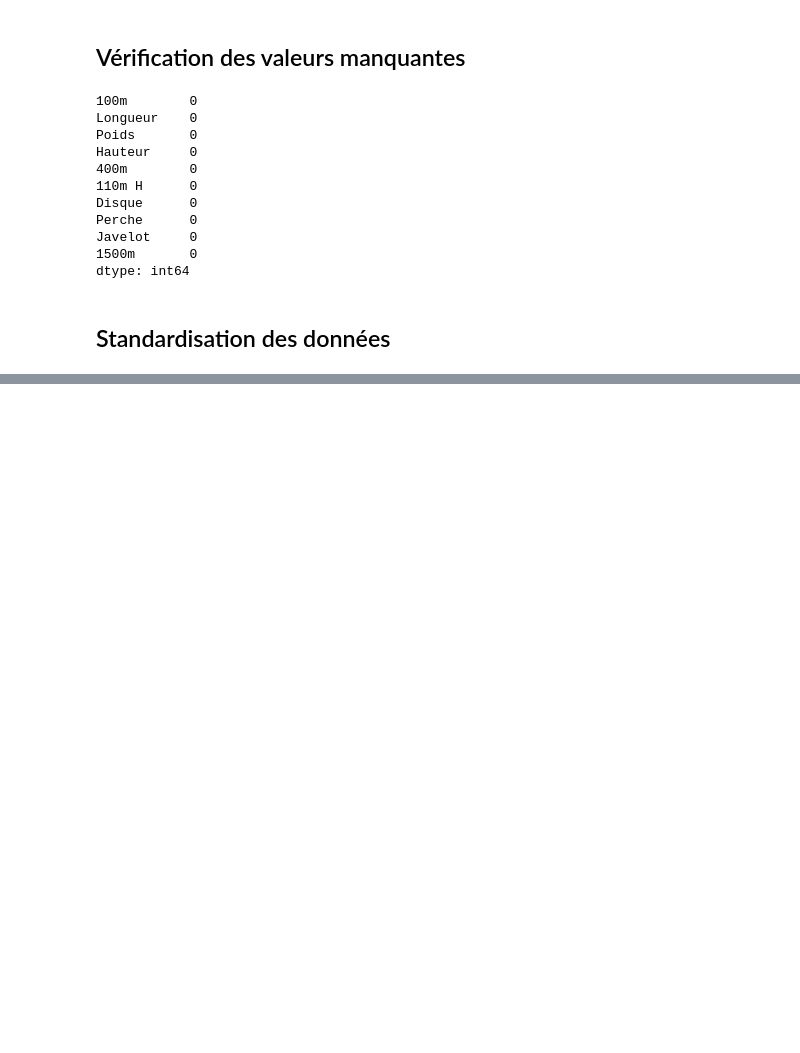
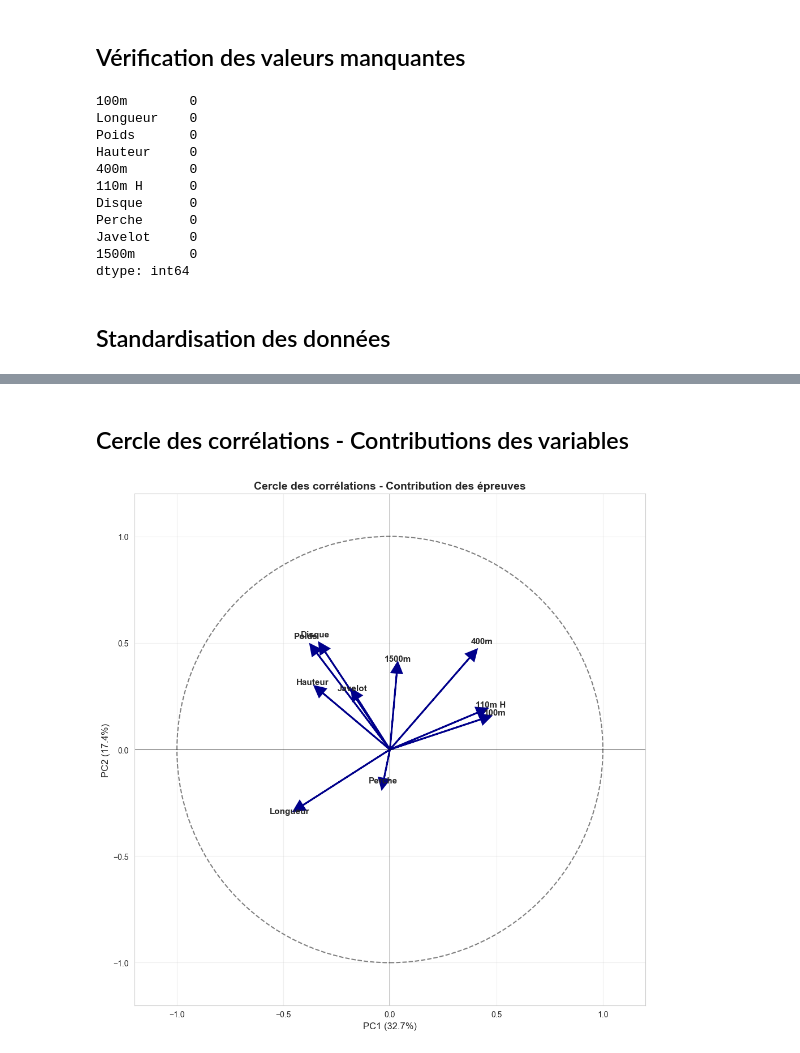
Before and after one commit to EndWriter/sport-profiles-acp, a Jupyter notebook: analyse_acp.ipynb, the cells around one changed output, grey strips where cells are left out. Drawn from its saved outputs; the diff is of its cells as text; code cells hidden in the pictures; blank space fills up the shorter version.

```diff
--- a/analyse_acp.ipynb
+++ b/analyse_acp.ipynb
@@ -111,0 +203,38 @@ dtype: int64
+# %% [markdown]
+## Cercle des corrélations - Contributions des variables
+# %%
+#récupération des composantes principales pour les variables
+#c'est la matrice de rotation qui lie les variables aux composantes
+composantes_var = pca.components_
+
+#création du cercle des corrélations
+fig, ax = plt.subplots(figsize=(10, 10))
+
+#tracé du cercle unitaire
+cercle = plt.Circle((0, 0), 1, color='gray', fill=False, linestyle='--', linewidth=1.5)
+ax.add_patch(cercle)
+
+#tracé des flèches pour chaque variable
+for i, var in enumerate(df_acp.columns):
+    ax.arrow(0, 0,
+            composantes_var[0, i],
+            composantes_var[1, i],
+            head_width=0.05, head_length=0.05,
+            fc='darkblue', ec='darkblue', linewidth=2)
+    ax.text(composantes_var[0, i] * 1.15,
+           composantes_var[1, i] * 1.15,
+           var, fontsize=11, ha='center', weight='bold')
+
+#axes et grille
+ax.axhline(y=0, color='black', linewidth=0.5)
+ax.axvline(x=0, color='black', linewidth=0.5)
+ax.set_xlim(-1.2, 1.2)
+ax.set_ylim(-1.2, 1.2)
+ax.set_xlabel(f'PC1 ({variance_expliquee[0]*100:.1f}%)', fontsize=12)
+ax.set_ylabel(f'PC2 ({variance_expliquee[1]*100:.1f}%)', fontsize=12)
+ax.set_title('Cercle des corrélations - Contribution des épreuves', fontsize=14, weight='bold')
+ax.grid(alpha=0.3)
+ax.set_aspect('equal')
+plt.tight_layout()
+# %% [output]
+[figure, added]
```
Also changed, not shown: parts of 11 cells of this notebook.
